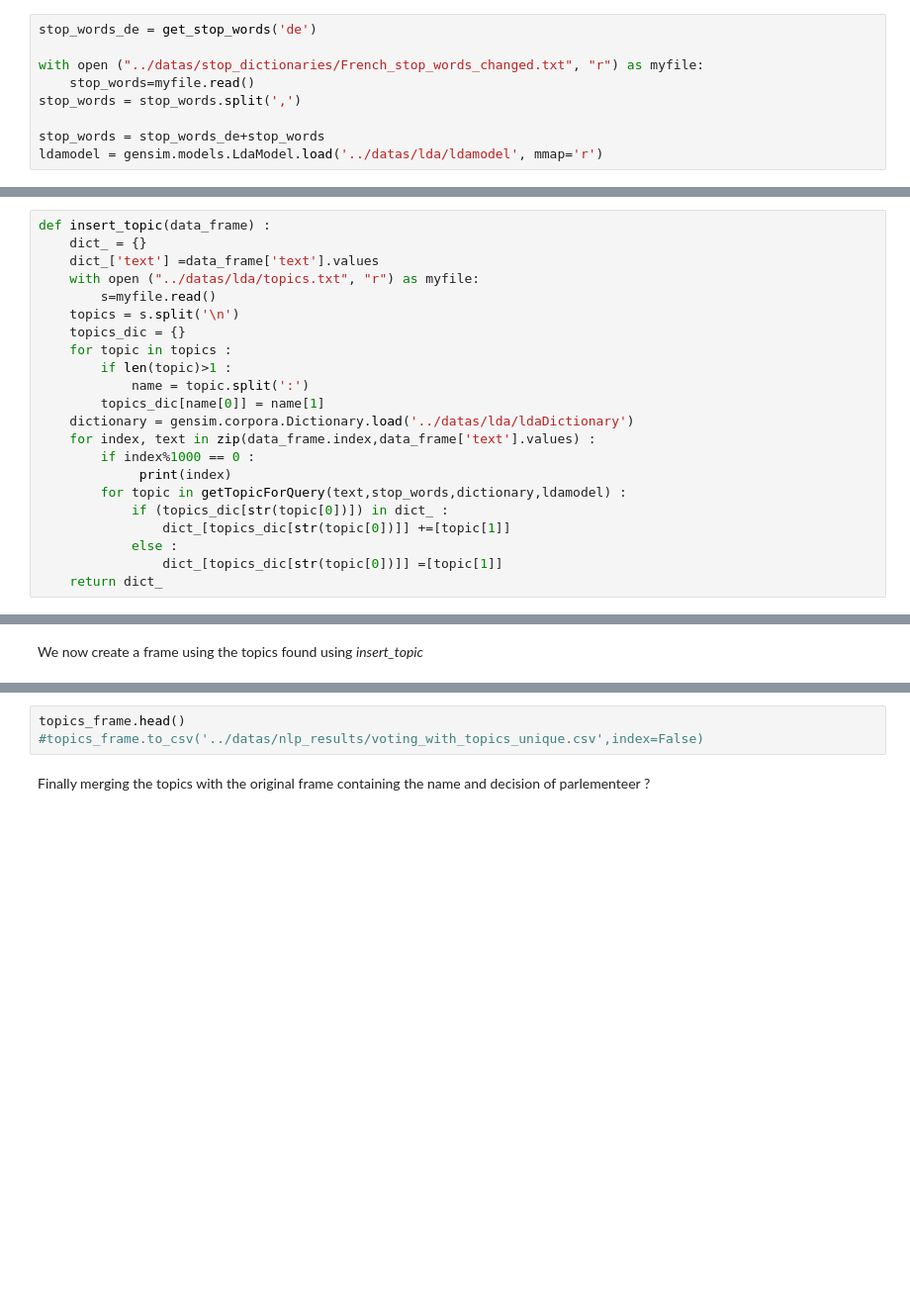
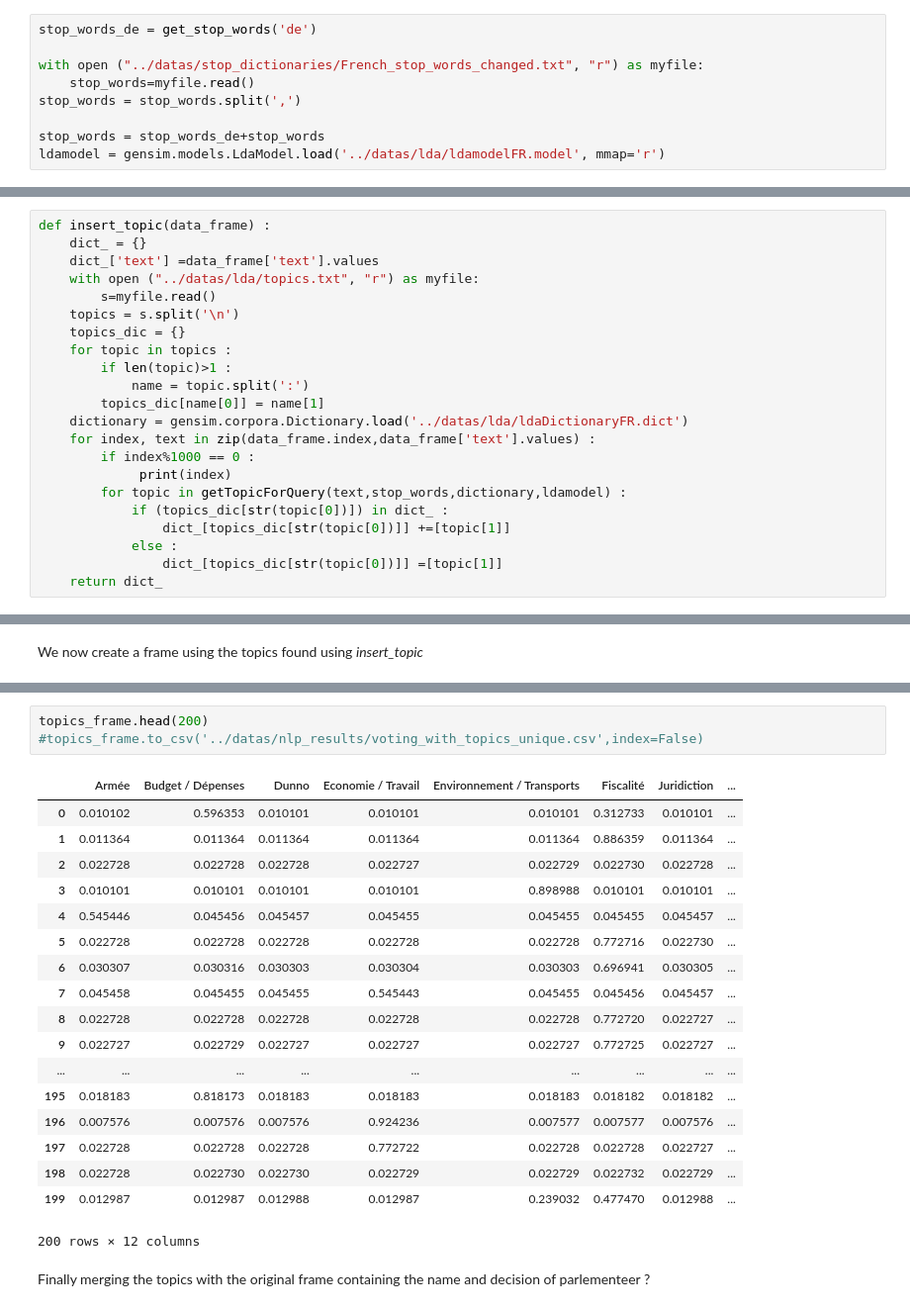
Before and after one commit to t-sanchez/ada-parliament-ML, a Jupyter notebook: 02-NLP_Sentiment/02-MLOnVotation.ipynb, the cells around one changed output, grey strips where cells are left out. Shown at 99% size. Saved outputs shown, nothing was run; the diff lists cells and outputs as text; blank space fills up the shorter version.

```diff
--- a/02-NLP_Sentiment/02-MLOnVotation.ipynb
+++ b/02-NLP_Sentiment/02-MLOnVotation.ipynb
@@ -49,7 +49,7 @@ with open ("../datas/stop_dictionaries/French_stop_words_changed.txt", "r") as m
 stop_words = stop_words.split(',')
 
 stop_words = stop_words_de+stop_words
-ldamodel = gensim.models.LdaModel.load('../datas/lda/ldamodel', mmap='r')
+ldamodel = gensim.models.LdaModel.load('../datas/lda/ldamodelFR.model', mmap='r')
 # %% [markdown]
 ## 2. Creation of the Voting DataFrame
 We load the Voting DataFrame, take only the relevant fields for us and add the topic probability distribution before exporting it. It will be ready for our Machine Learning algorithm later on.
@@ -132,7 +132,7 @@ def insert_topic(data_frame) :
         if len(topic)>1 :
             name = topic.split(':')
         topics_dic[name[0]] = name[1]
-    dictionary = gensim.corpora.Dictionary.load('../datas/lda/ldaDictionary')
+    dictionary = gensim.corpora.Dictionary.load('../datas/lda/ldaDictionaryFR.dict')
     for index, text in zip(data_frame.index,data_frame['text'].values) :
         if index%1000 == 0 :
              print(index)
@@ -161,6 +168,25 @@ topics_frame = pd.DataFrame(topics_dict)
 # %%
-topics_frame.head()
+topics_frame.head(200)
 #topics_frame.to_csv('../datas/nlp_results/voting_with_topics_unique.csv',index=False)
+# %% [output]
+|  | Armée | Budget / Dépenses | Dunno | Economie / Travail | Environnement / Transports | Fiscalité | Juridiction | ... |
+| 0 | 0.010102 | 0.596353 | 0.010101 | 0.010101 | 0.010101 | 0.312733 | 0.010101 | ... |
+| 1 | 0.011364 | 0.011364 | 0.011364 | 0.011364 | 0.011364 | 0.886359 | 0.011364 | ... |
+| 2 | 0.022728 | 0.022728 | 0.022728 | 0.022727 | 0.022729 | 0.022730 | 0.022728 | ... |
+| 3 | 0.010101 | 0.010101 | 0.010101 | 0.010101 | 0.898988 | 0.010101 | 0.010101 | ... |
+| 4 | 0.545446 | 0.045456 | 0.045457 | 0.045455 | 0.045455 | 0.045455 | 0.045457 | ... |
+| 5 | 0.022728 | 0.022728 | 0.022728 | 0.022728 | 0.022728 | 0.772716 | 0.022730 | ... |
+| 6 | 0.030307 | 0.030316 | 0.030303 | 0.030304 | 0.030303 | 0.696941 | 0.030305 | ... |
+| 7 | 0.045458 | 0.045455 | 0.045455 | 0.545443 | 0.045455 | 0.045456 | 0.045457 | ... |
+| 8 | 0.022728 | 0.022728 | 0.022728 | 0.022728 | 0.022728 | 0.772720 | 0.022727 | ... |
+| 9 | 0.022727 | 0.022729 | 0.022727 | 0.022727 | 0.022727 | 0.772725 | 0.022727 | ... |
+| ... | ... | ... | ... | ... | ... | ... | ... | ... |
+| 195 | 0.018183 | 0.818173 | 0.018183 | 0.018183 | 0.018183 | 0.018182 | 0.018182 | ... |
+| 196 | 0.007576 | 0.007576 | 0.007576 | 0.924236 | 0.007577 | 0.007577 | 0.007576 | ... |
+| 197 | 0.022728 | 0.022728 | 0.022728 | 0.772722 | 0.022728 | 0.022728 | 0.022727 | ... |
+| 198 | 0.022728 | 0.022730 | 0.022730 | 0.022729 | 0.022729 | 0.022732 | 0.022729 | ... |
+| 199 | 0.012987 | 0.012987 | 0.012988 | 0.012987 | 0.239032 | 0.477470 | 0.012988 | ... |
+200 rows × 12 columns
 # %% [markdown]
 Finally merging the topics with the original frame containing the name and decision of parlementeer ?
 # %%
```
Also changed, not shown: parts of 5 cells of this notebook, 6 other files.
